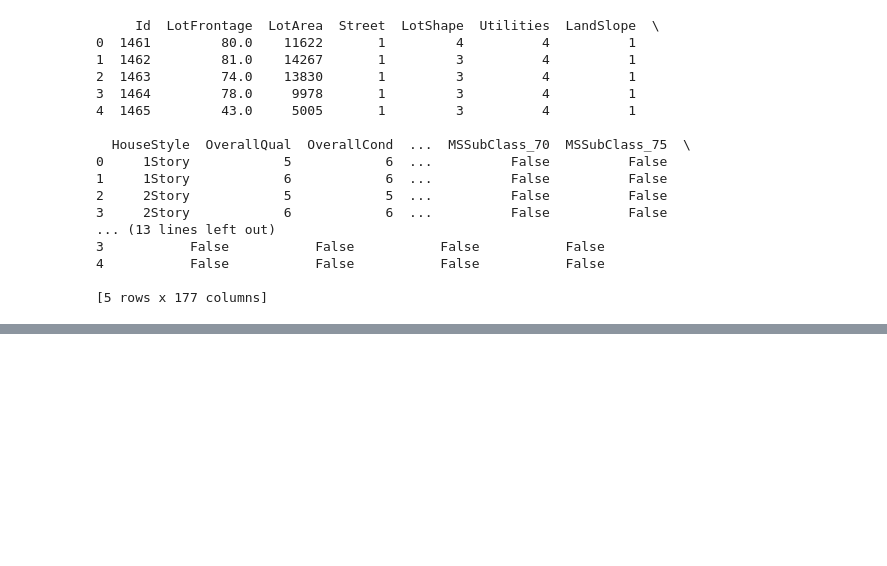
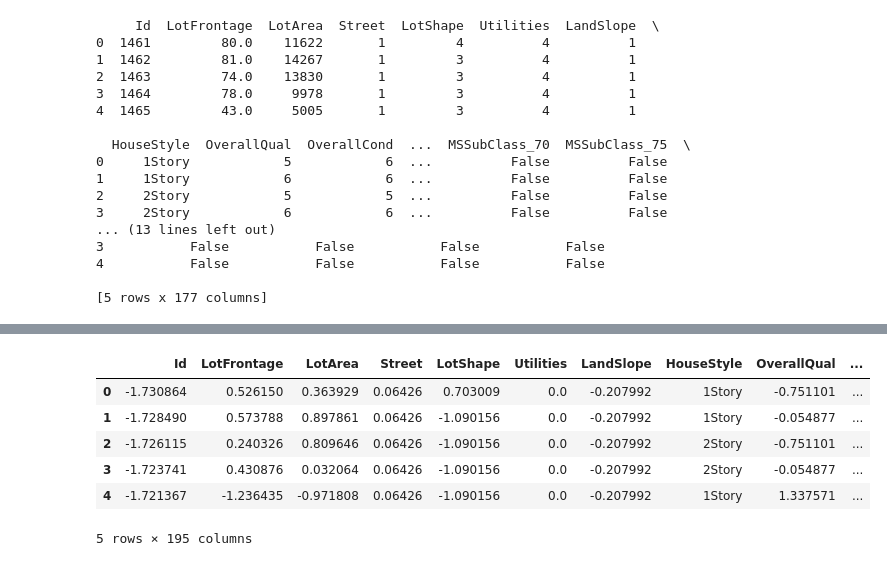
Before and after one commit to leilajaafar/house-price-prediction, a Jupyter notebook: notebooks/data processing/cleaning_data_test.ipynb, the cells around one changed output, grey strips where cells are left out. Saved outputs shown, nothing was run; the diff lists cells and outputs as text; code cells hidden in the pictures; blank space fills up the shorter version.

```diff
--- a/notebooks/data processing/cleaning_data_test.ipynb
+++ b/notebooks/data processing/cleaning_data_test.ipynb
@@ -1,7 +1,8 @@
 # %%
 import pandas as pd
 # %%
-df_test = pd.read_csv(r"C:\Users\leila\Downloads\pfaproject\house-price-prediction\data\raw data\test.csv")
+#df_test = pd.read_csv(r"C:\Users\leila\Downloads\pfaproject\house-price-prediction\data\raw data\test.csv")
+df_test = pd.read_csv("/Users/macbook/Downloads/house-prices-dataset/test.csv")
 # %%
 df_test.head()
 # %% [output]
@@ -206,0 +226,17 @@ print(df_test.head())
+# %%
+numeric_cols = df_test.select_dtypes(include=['int64', 'float64']).columns
+# %%
+from sklearn.preprocessing import StandardScaler
+scaler = StandardScaler()
+# %%
+df_test[numeric_cols] = scaler.fit_transform(df_test[numeric_cols])
+# %%
+df_test.head()
+# %% [output]
+|  | Id | LotFrontage | LotArea | Street | LotShape | Utilities | LandSlope | HouseStyle | OverallQual | ... |
+| 0 | -1.730864 | 0.526150 | 0.363929 | 0.06426 | 0.703009 | 0.0 | -0.207992 | 1Story | -0.751101 | ... |
+| 1 | -1.728490 | 0.573788 | 0.897861 | 0.06426 | -1.090156 | 0.0 | -0.207992 | 1Story | -0.054877 | ... |
+| 2 | -1.726115 | 0.240326 | 0.809646 | 0.06426 | -1.090156 | 0.0 | -0.207992 | 2Story | -0.751101 | ... |
+| 3 | -1.723741 | 0.430876 | 0.032064 | 0.06426 | -1.090156 | 0.0 | -0.207992 | 2Story | -0.054877 | ... |
+| 4 | -1.721367 | -1.236435 | -0.971808 | 0.06426 | -1.090156 | 0.0 | -0.207992 | 1Story | 1.337571 | ... |
+5 rows × 195 columns
```
Also changed, not shown: parts of 1 cell of this notebook, 1 other file.
